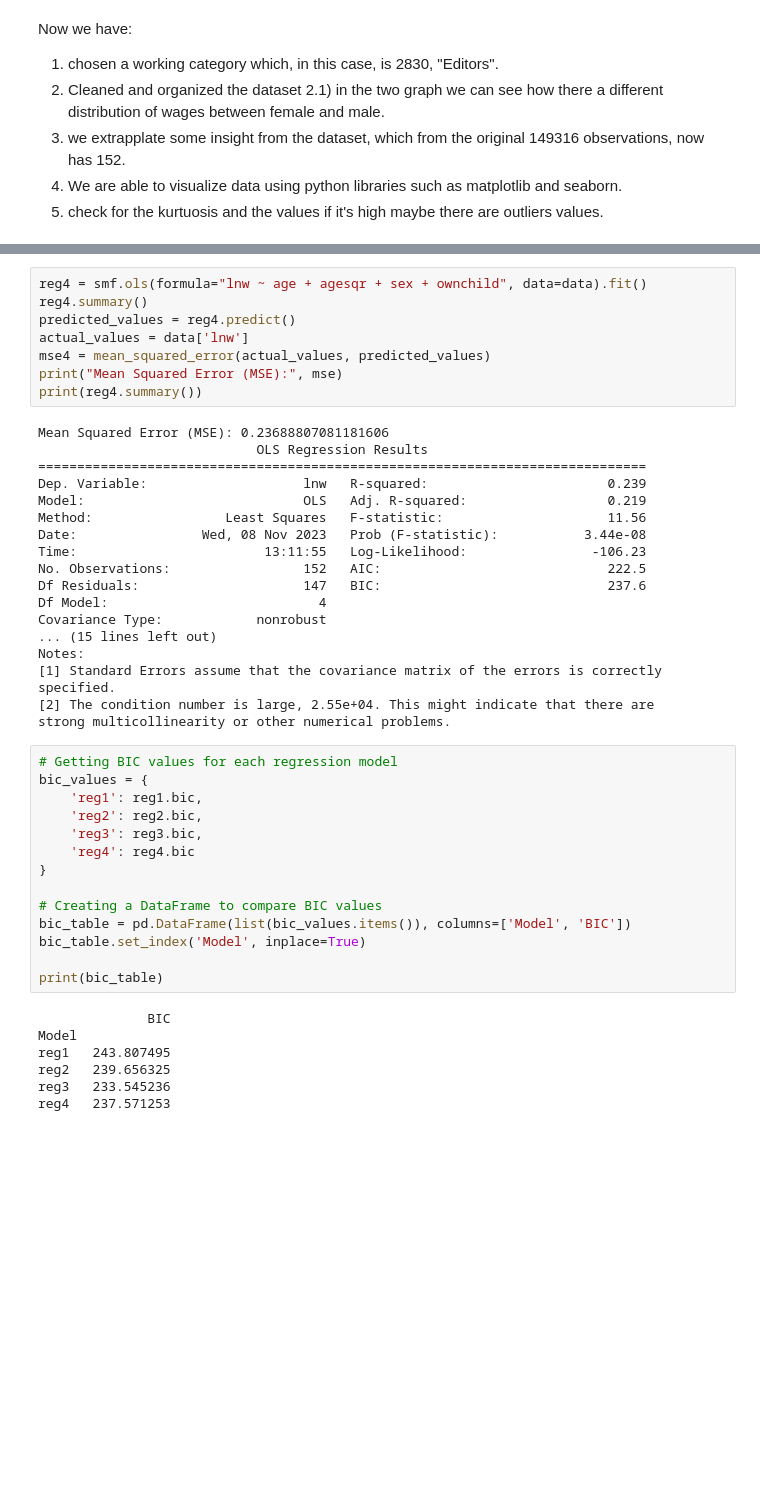
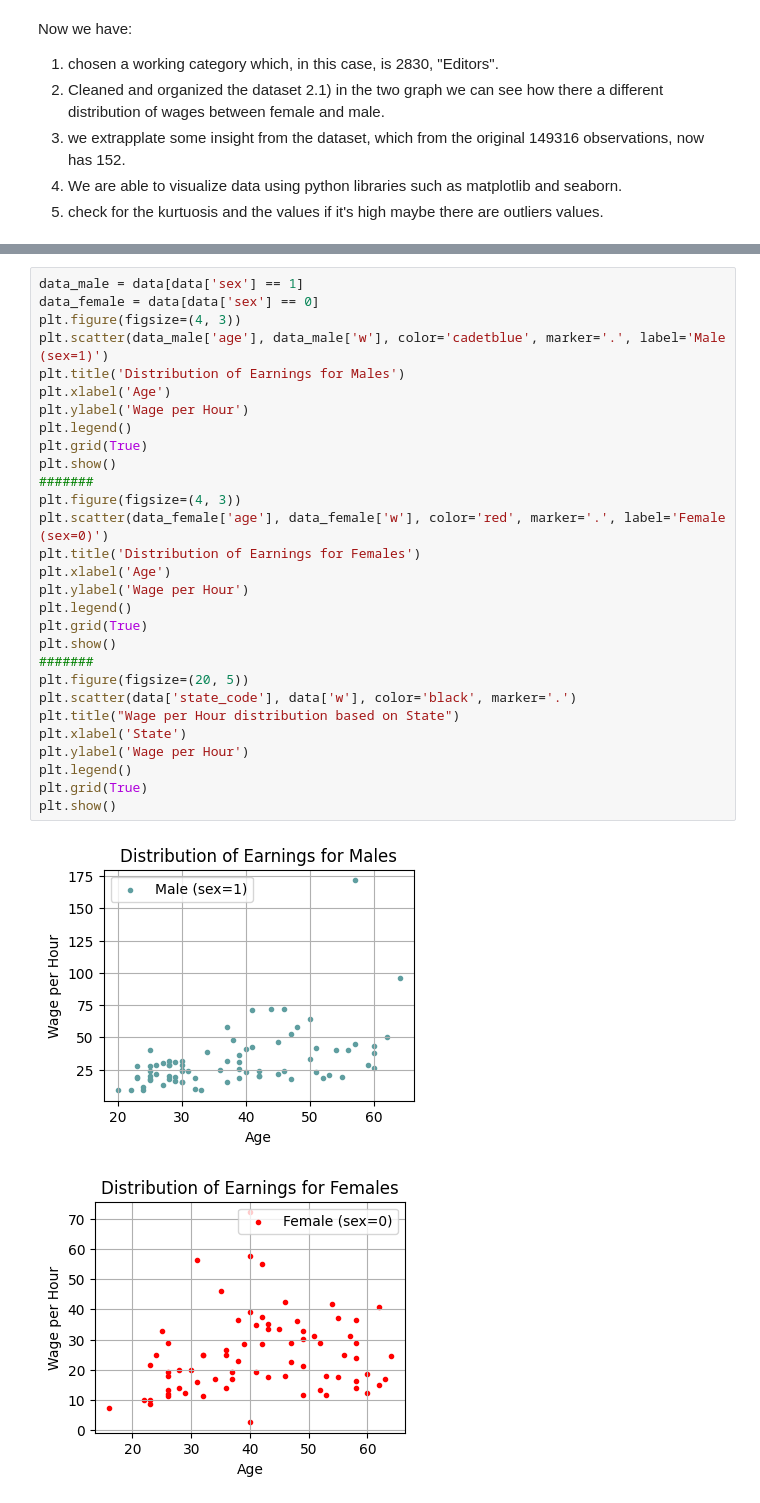
Before and after one commit to Jacopo21/EarningxOccupation, a Jupyter notebook: HM1/earnings.ipynb, the cells around one changed output, grey strips where cells are left out. Saved outputs shown, nothing was run; the diff lists cells and outputs as text; blank space fills up the shorter version.

```diff
--- a/HM1/earnings.ipynb
+++ b/HM1/earnings.ipynb
@@ -208,47 +213,32 @@ strong multicollinearity or other numerical problems.
-# %%
-reg4 = smf.ols(formula="lnw ~ age + agesqr + sex + ownchild", data=data).fit()
-reg4.summary()
-predicted_values = reg4.predict()
-actual_values = data['lnw']
-mse4 = mean_squared_error(actual_values, predicted_values)
-print("Mean Squared Error (MSE):", mse)
-print(reg4.summary())
-# %% [output]
-Mean Squared Error (MSE): 0.23688807081181606
-                            OLS Regression Results
-==============================================================================
-Dep. Variable:                    lnw   R-squared:                       0.239
-Model:                            OLS   Adj. R-squared:                  0.219
-Method:                 Least Squares   F-statistic:                     11.56
-Date:                Wed, 08 Nov 2023   Prob (F-statistic):           3.44e-08
-Time:                        13:11:55   Log-Likelihood:                -106.23
-No. Observations:                 152   AIC:                             222.5
-Df Residuals:                     147   BIC:                             237.6
-Df Model:                           4
-Covariance Type:            nonrobust
-... (15 lines left out)
-Notes:
-[1] Standard Errors assume that the covariance matrix of the errors is correctly specified.
-[2] The condition number is large, 2.55e+04. This might indicate that there are
-strong multicollinearity or other numerical problems.
-# %%
-# Getting BIC values for each regression model
-bic_values = {
-    'reg1': reg1.bic,
-    'reg2': reg2.bic,
-    'reg3': reg3.bic,
-    'reg4': reg4.bic
-}
-
-# Creating a DataFrame to compare BIC values
-bic_table = pd.DataFrame(list(bic_values.items()), columns=['Model', 'BIC'])
-bic_table.set_index('Model', inplace=True)
-
-print(bic_table)
-# %% [output]
-              BIC
-Model
-reg1   243.807495
-reg2   239.656325
-reg3   233.545236
-reg4   237.571253
+# %%
+data_male = data[data['sex'] == 1]
+data_female = data[data['sex'] == 0]
+plt.figure(figsize=(4, 3))
+plt.scatter(data_male['age'], data_male['w'], color='cadetblue', marker='.', label='Male (sex=1)')
+plt.title('Distribution of Earnings for Males')
+plt.xlabel('Age')
+plt.ylabel('Wage per Hour')
+plt.legend()
+plt.grid(True)
+plt.show()
+#######
+plt.figure(figsize=(4, 3))
+plt.scatter(data_female['age'], data_female['w'], color='red', marker='.', label='Female (sex=0)')
+plt.title('Distribution of Earnings for Females')
+plt.xlabel('Age')
+plt.ylabel('Wage per Hour')
+plt.legend()
+plt.grid(True)
+plt.show()
+#######
+plt.figure(figsize=(20, 5))
+plt.scatter(data['state_code'], data['w'], color='black', marker='.')
+plt.title("Wage per Hour distribution based on State")
+plt.xlabel('State')
+plt.ylabel('Wage per Hour')
+plt.legend()
+plt.grid(True)
+plt.show()
+# %% [output]
+[figure, added]
+[figure, added]
```
Also changed, not shown: parts of 16 cells of this notebook.
